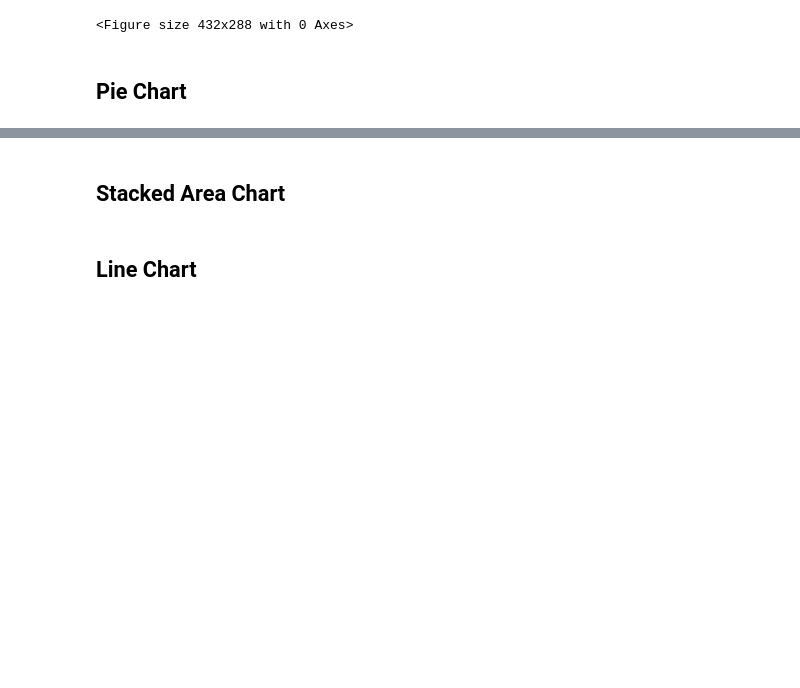
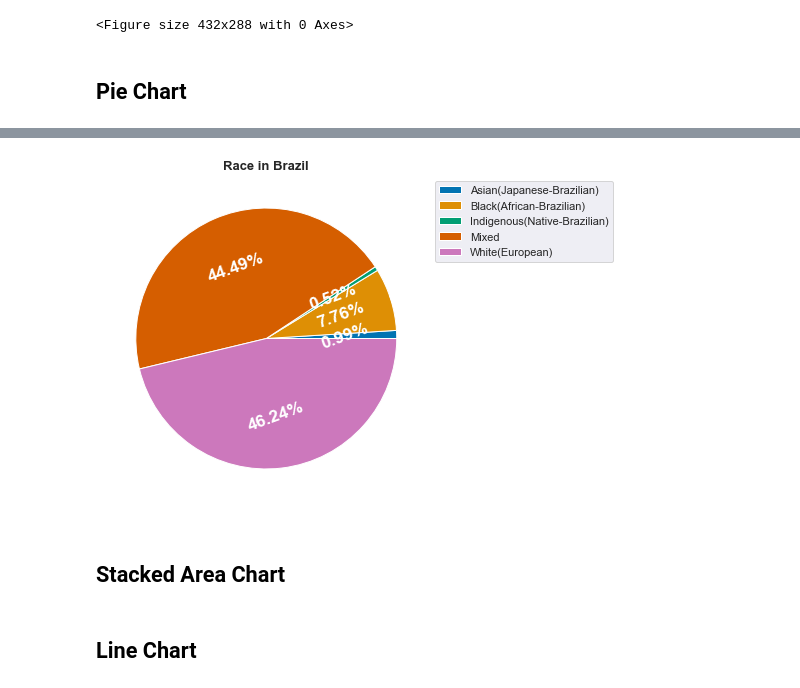
Before and after one commit to roblivesinottawa/data_analytics_python, a Jupyter notebook: S34 - Data Visualization/L1/Data Viz Notebook Template.ipynb, the cells around one changed output, grey strips where cells are left out. Saved outputs shown, nothing was run; the diff lists cells and outputs as text; code cells hidden in the pictures; blank space fills up the shorter version.

```diff
--- a/S34 - Data Visualization/L1/Data Viz Notebook Template.ipynb
+++ b/S34 - Data Visualization/L1/Data Viz Notebook Template.ipynb
@@ -69,0 +101,3 @@ plt.savefig("used_cars_bar.png")
+# %%
+df_demo_brazil = pd.read_csv("demographics_brazil_data.csv")
+df_demo_brazil
@@ -70,3 +111,21 @@ plt.savefig("used_cars_bar.png")
+# %%
+sns.set_palette("colorblind")
+# %%
+plt.figure(figsize = (8,6))
+plt.pie(df_demo_brazil['Number of People(million)'],
+        labels = df_demo_brazil['Ethnicity'].values,
+        autopct = '%.2f%%',
+        textprops = {'size' : 'x-large',
+                     'fontweight' : 'bold',
+                     'rotation' : '20',
+                     'color' : 'w'})
+
+plt.title('Race in Brazil', fontsize = 13, fontweight = 'bold')
+plt.legend(loc="upper left", bbox_to_anchor=(1,1))
+plt.savefig("race_in_brazil_piechart.png")
+plt.show()
+# %% [output]
+[figure, added]
 # %% [markdown]
 ## Stacked Area Chart
 # %% [markdown]
```
Also changed, not shown: parts of 5 cells of this notebook, 5 other files.
